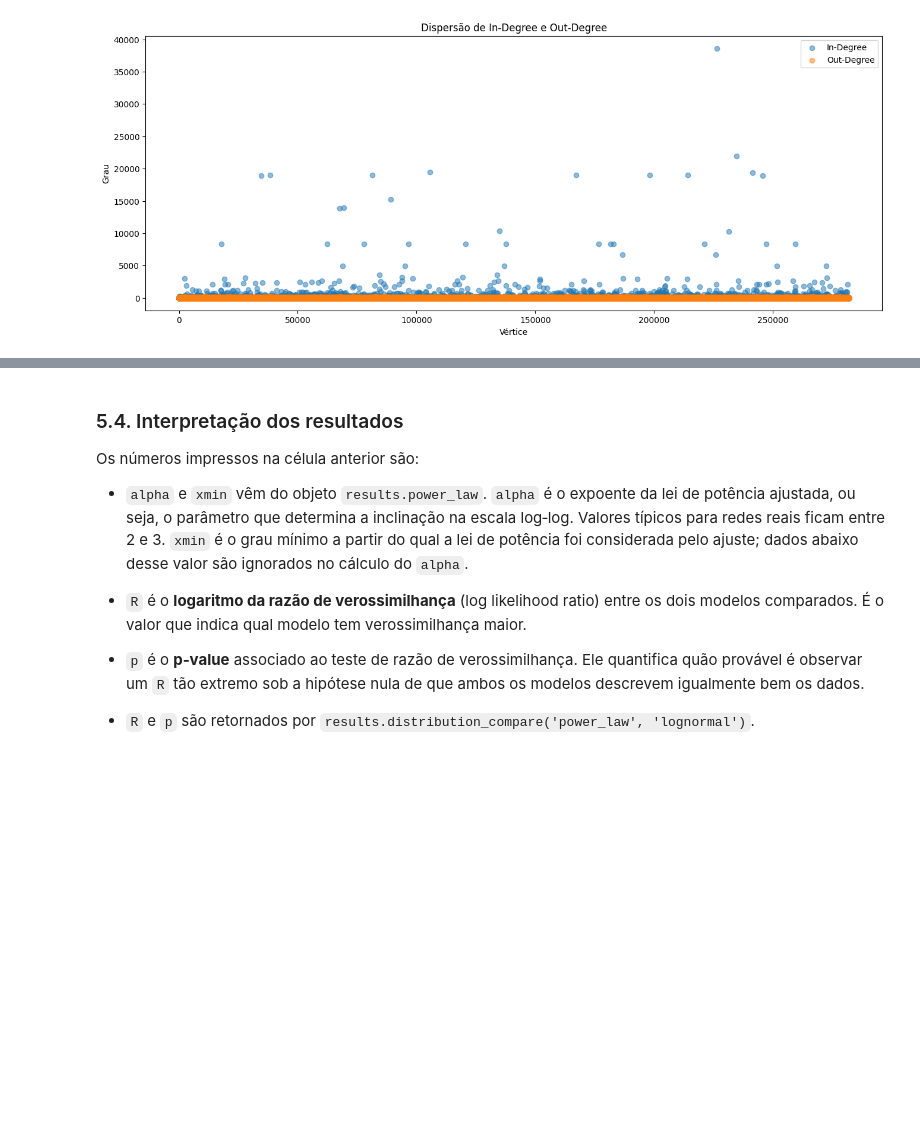
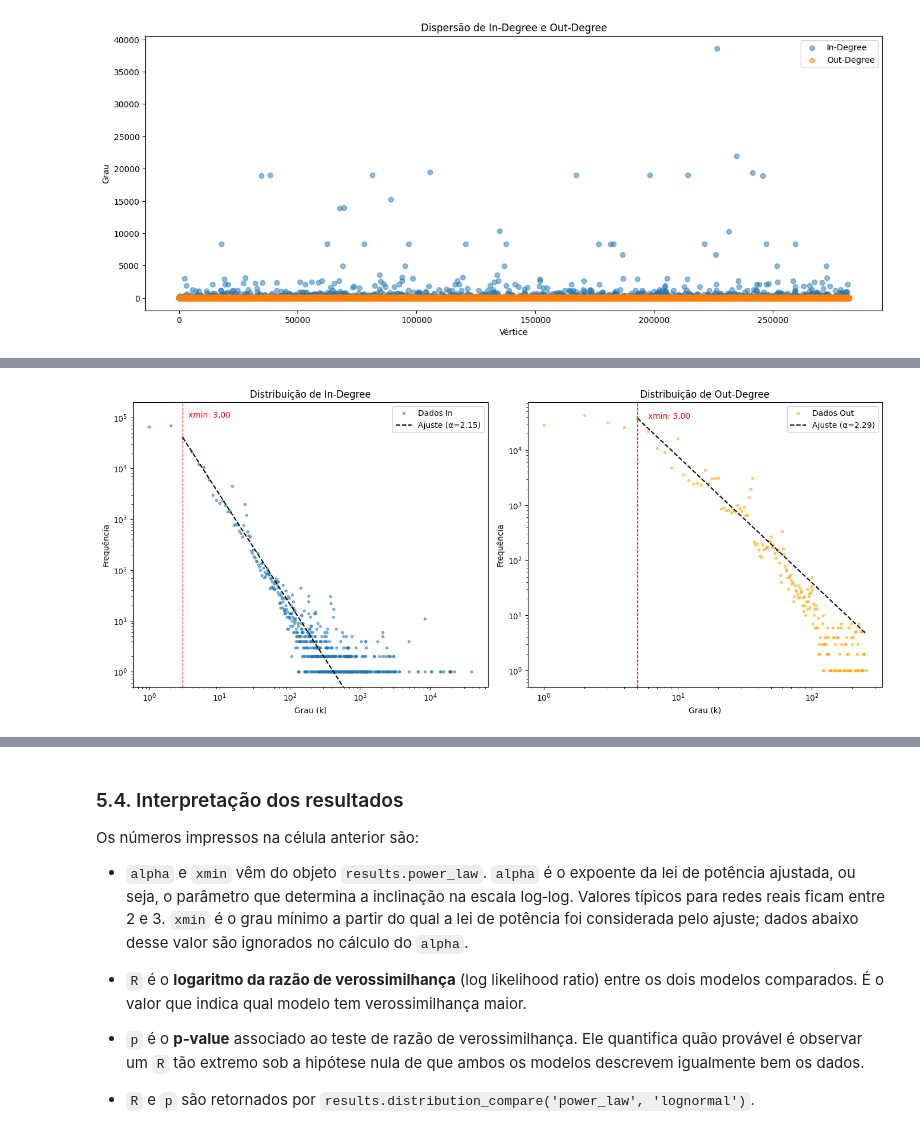
Before and after one commit to gabrieldsn2006/AV1-web-graph, a Jupyter notebook: python_algs4/main.ipynb, the cells around one changed output, grey strips where cells are left out. Cells and saved outputs as stored; diff of their text form; code cells hidden in the pictures; blank space fills up the shorter version.

```diff
--- a/python_algs4/main.ipynb
+++ b/python_algs4/main.ipynb
@@ -198,6 +197,11 @@ teste:
 # %%
 results = powerlaw.Fit(in_degrees, discrete=True)
-print(results.power_law.alpha)
-print(results.power_law.xmin)
+print("In-degree:")
+print("Alpha:", results.power_law.alpha)
+print("Xmin:", results.power_law.xmin)
+results_out = powerlaw.Fit(out_degrees, discrete=True)
+print("Out-degree:")
+print("Alpha:", results_out.power_law.alpha)
+print("Xmin:", results_out.power_law.xmin)
 # %% [output]
 Calculating best minimal value for power law fit
@@ -223 +217,74 @@ plt.show()
+# %%
+fig, ax = plt.subplots(1, 2, figsize=(14, 6))
+
+# ==========================================
+# --- Gráfico 1: In-Degree ---
+# ==========================================
+degree_count = np.bincount(in_degrees)
+degrees = np.arange(len(degree_count))
+mask_in = degree_count > 0
+ax[0].loglog(degrees[mask_in], degree_count[mask_in], marker=".", linestyle="None", alpha=0.5, label='Dados In')
+
+# 1. Parâmetros do modelo In-Degree
+xmin_in = results.power_law.xmin
+alpha_in = results.power_law.alpha
+
+# 2. Gerar pontos para a linha (do xmin até o grau máximo)
+x_fit_in = np.linspace(xmin_in, max(degrees), 100)
+
+# 3. Encontrar a constante (C) ancorando a linha no primeiro dado real a partir do xmin
+idx_in = np.where(degrees[mask_in] >= xmin_in)[0][0]
+anchor_x_in = degrees[mask_in][idx_in]
+anchor_y_in = degree_count[mask_in][idx_in]
+C_in = anchor_y_in * (anchor_x_in ** alpha_in)
+
+# 4. Calcular e plotar a linha manual
+y_fit_in = C_in * (x_fit_in ** -alpha_in)
+ax[0].plot(x_fit_in, y_fit_in, color='black', linestyle='--', label=f'Ajuste (α={alpha_in:.2f})')
+ax[0].set_ylim(bottom=0.5)
+
+# Estética In-Degree
+ax[0].axvline(xmin_in, color='red', linestyle='dashed', linewidth=1)
+ax[0].text(xmin_in * 1.2, ax[0].get_ylim()[1]*0.5, f'xmin: {xmin_in:.2f}', color='red')
+ax[0].set_title("Distribuição de In-Degree")
+ax[0].set_xlabel("Grau (k)"), ax[0].set_ylabel("Frequência"), ax[0].legend()
+
+
+# ==========================================
+# --- Gráfico 2: Out-Degree ---
+# ==========================================
+degree_count_out = np.bincount(out_degrees)
+degrees_out = np.arange(len(degree_count_out))
+mask_out = degree_count_out > 0
+ax[1].loglog(degrees_out[mask_out], degree_count_out[mask_out], marker=".", linestyle="None", alpha=0.5, color='orange', label='Dados Out')
+
+# 1. Parâmetros do modelo Out-Degree
+xmin_out = results_out.power_law.xmin
+alpha_out = results_out.power_law.alpha
+
+# 2. Gerar pontos para a linha
+x_fit_out = np.linspace(xmin_out, max(degrees_out), 100)
+
+# 3. Encontrar a constante (C) ancorando a linha
+idx_out = np.where(degrees_out[mask_out] >= xmin_out)[0][0]
+anchor_x_out = degrees_out[mask_out][idx_out]
+anchor_y_out = degree_count_out[mask_out][idx_out]
+C_out = anchor_y_out * (anchor_x_out ** alpha_out)
+
+# 4. Calcular e plotar a linha manual
+y_fit_out = C_out * (x_fit_out ** -alpha_out)
+ax[1].plot(x_fit_out, y_fit_out, color='black', linestyle='--', label=f'Ajuste (α={alpha_out:.2f})')
+# LImite minimo do eixo Y para evitar que a linha de ajuste fique muito baixa e difícil de visualizar
+ax[1].set_ylim(bottom=0.5)
+
+# Estética Out-Degree
+ax[1].axvline(xmin_out, color='red', linestyle='dashed', linewidth=1)
+ax[1].text(xmin_out * 1.2, ax[1].get_ylim()[1]*0.5, f'xmin: {xmin_out:.2f}', color='red')
+ax[1].set_title("Distribuição de Out-Degree")
+ax[1].set_xlabel("Grau (k)"), ax[1].set_ylabel("Frequência"), ax[1].legend()
+
+plt.tight_layout()
+plt.show()
+# %% [output]
+[figure, added]
 # %% [markdown]
```
Also changed, not shown: parts of 8 cells of this notebook.
